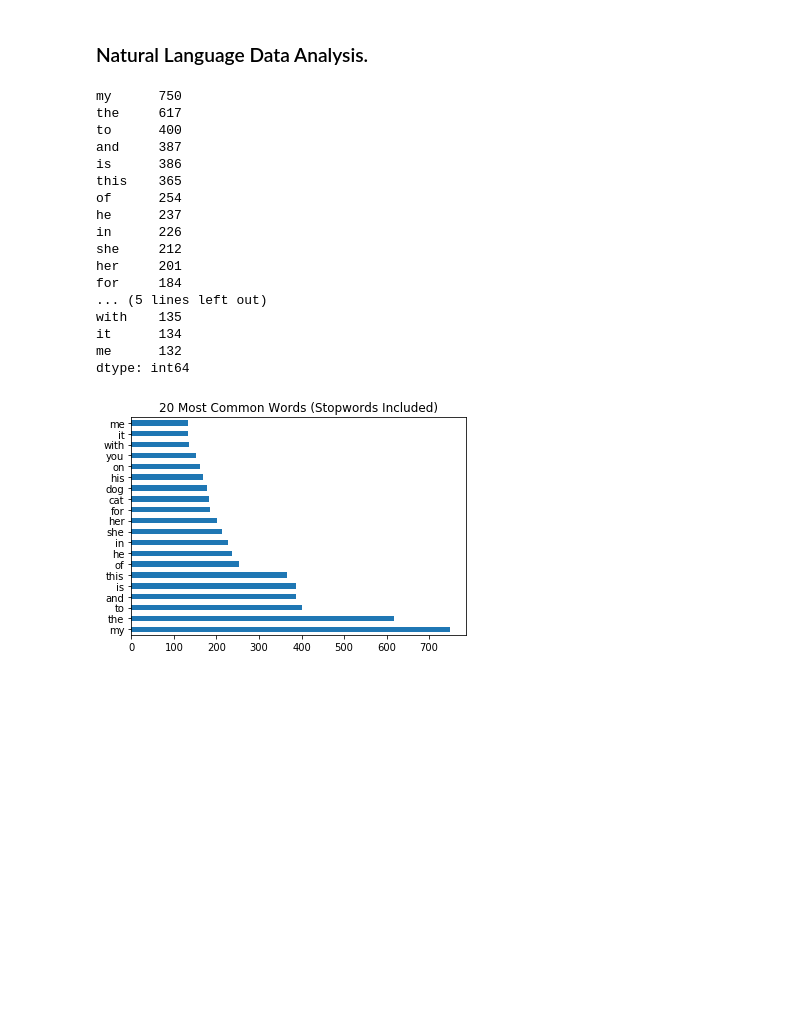
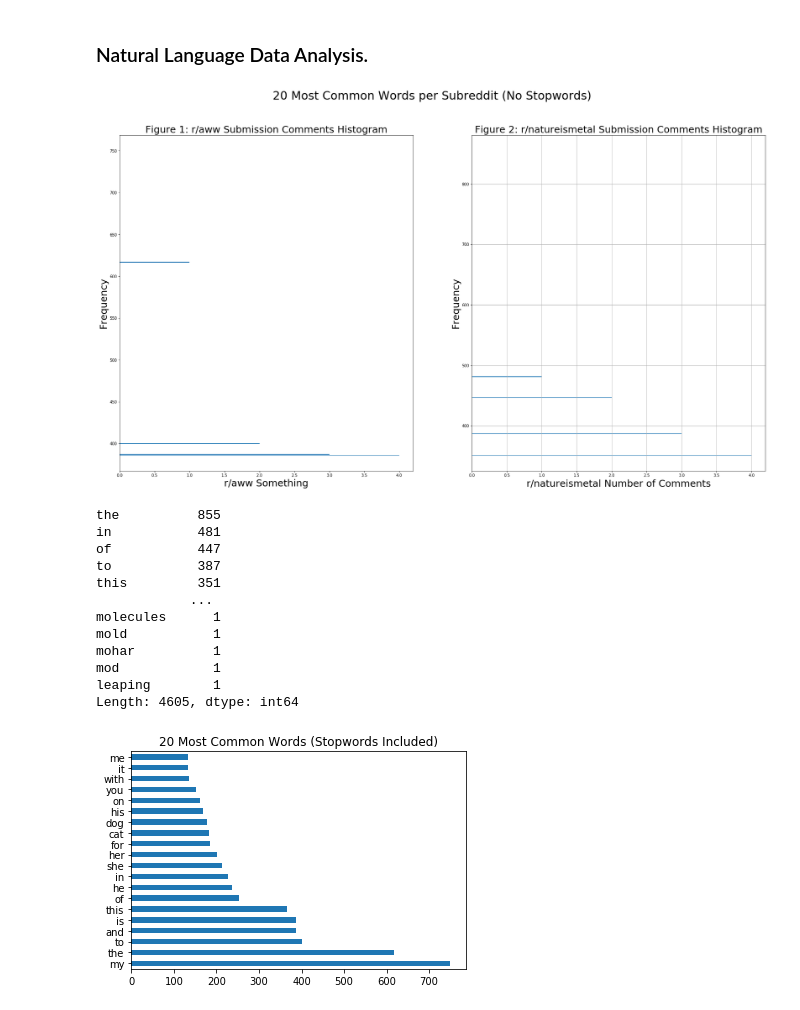
Before and after one commit to chriskuz/reddit_project, a Jupyter notebook: code/project_3_main.ipynb, the cells around one changed output. Drawn from its saved outputs; the diff is of its cells as text; code cells hidden in the pictures; blank space fills up the shorter version.

Commit message:
Am currently working on a subplotting function for count vectorizing common words in each subreddit.

```diff
--- a/code/project_3_main.ipynb
+++ b/code/project_3_main.ipynb
@@ -499,25 +490,65 @@ X_cv = cv.transform(aww_df['title'])
+# %%
+def plot_wordvec(dcolx1,dcolx2,suptitle,xlabel1,ylabel1,title1,xlabel2,ylabel2,title2,stops):
+    fig, axs = plt.subplots(figsize = (30,16), nrows = 1,ncols = 2) #utilizes matplotlib subplotting methods
+    fig.suptitle(suptitle, size = 30) #sets a superior title for the plots
+
+    cv = CountVectorizer(stop_words = stops)
+    # Fit CountVectorizer to text data.
+    cv.fit(dcolx1)
+    # Transform data based on the fit CountVectorizer.
+    X_cv1 = cv.transform(dcolx1)
+    words1 = pd.DataFrame(X_cv1.todense(), columns=cv.get_feature_names())
+
+    axs[0].barh(words1.sum().sort_values(ascending = False).head(), range(len(words1.sum().sort_values(ascending = False).head()))) #left histogram
+    axs[0].set_title(title1, size = 25) #left plot title
+    axs[0].set_xlabel(xlabel1, size = 25) #left plot xlabel
+    axs[0].set_ylabel(ylabel1, size = 25) #left plot ylabel
+
+    cv = CountVectorizer(stop_words = stops)
+    # Fit CountVectorizer to text data.
+    cv.fit(dcolx2)
+    # Transform data based on the fit CountVectorizer.
+    X_cv2 = cv.transform(dcolx2)
+    words2 = pd.DataFrame(X_cv2.todense(), columns=cv.get_feature_names())
+
+    axs[1].barh(words2.sum().sort_values(ascending = False).head(), range(len(words2.sum().sort_values(ascending = False).head())))
+    axs[1].set_title(title2, size = 25) #right plot title
+    axs[1].set_xlabel(xlabel2, size = 25) #right plot xlabel
+    axs[1].set_ylabel(ylabel2, size = 25) #right plot ylabel
+    axs[1].grid(which = 'both') #grid on
+# %%
+xdcol1 = aww_df['title'] #left plot x data
+xdcol2 = metal_df['title'] #right plot x data
+
+bigtitle = '20 Most Common Words per Subreddit (No Stopwords)' #superior title
+leftx = 'r/aww Something' #left plot xlabel
+lefty = 'Frequency' #left plot ylabel
+lefttitle = 'Figure 1: r/aww Submission Comments Histogram' #left plot title
+rightx = 'r/natureismetal Number of Comments' #right plot xlabel
+righty = 'Frequency' #right plot ylabel
+righttitle = 'Figure 2: r/natureismetal Submission Comments Histogram' #right plot title
+words_to_stop_on = None
+
+plot_wordvec(xdcol1,xdcol2,bigtitle,leftx,lefty,lefttitle,rightx,righty,righttitle,words_to_stop_on) #utilizes function
+# %% [output]
+[figure, added]
 # %%
 words = pd.DataFrame(X_cv.todense(), columns=cv.get_feature_names())
 # %%
-words.sum().sort_values(ascending=False).head(20)
+words.sum().sort_values(ascending=False)
 # %% [output]
-my      750
-the     617
-to      400
-and     387
-is      386
-this    365
-of      254
-he      237
-in      226
-she     212
-her     201
-for     184
-... (5 lines left out)
-with    135
-it      134
-me      132
-dtype: int64
+the          855
+in           481
+of           447
+to           387
+this         351
+            ...
+molecules      1
+mold           1
+mohar          1
+mod            1
+leaping        1
+Length: 4605, dtype: int64
 # %%
 words.sum().sort_values(ascending=False).head(20).plot(kind = 'barh')
 plt.title("20 Most Common Words (Stopwords Included)");
```
Also changed, not shown: parts of 1 cell of this notebook.
